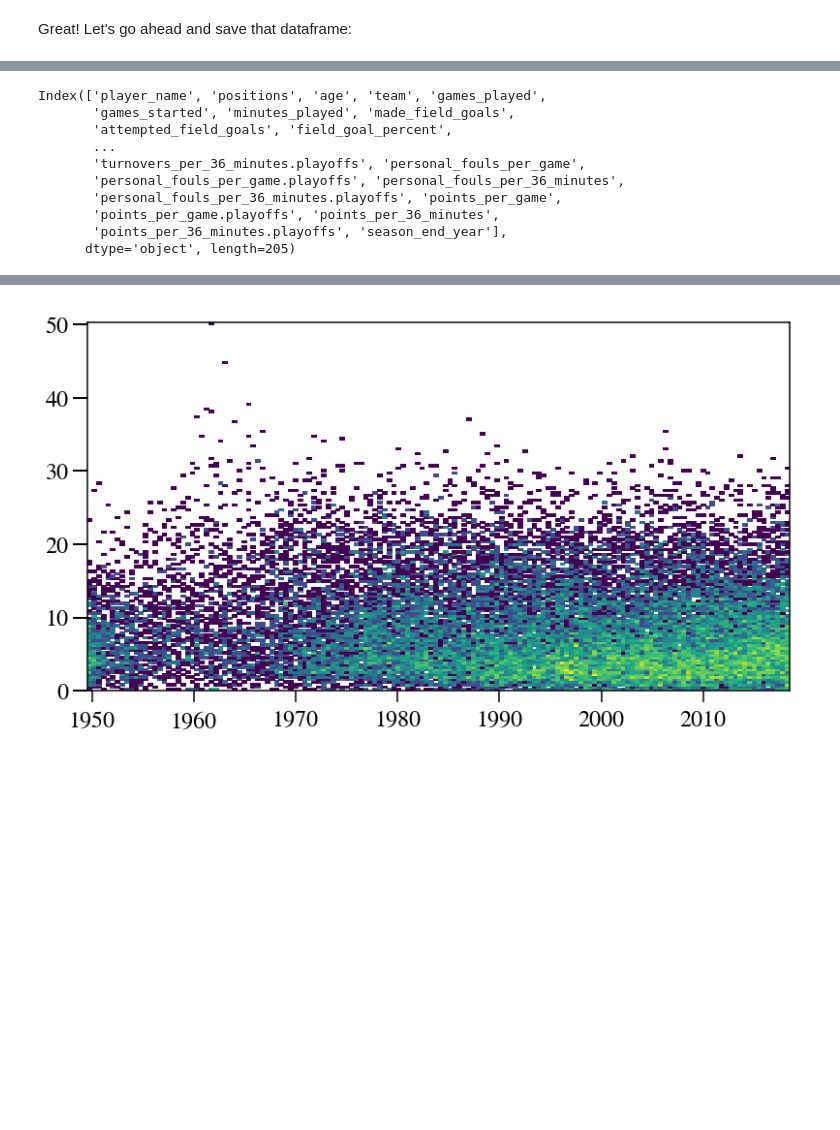
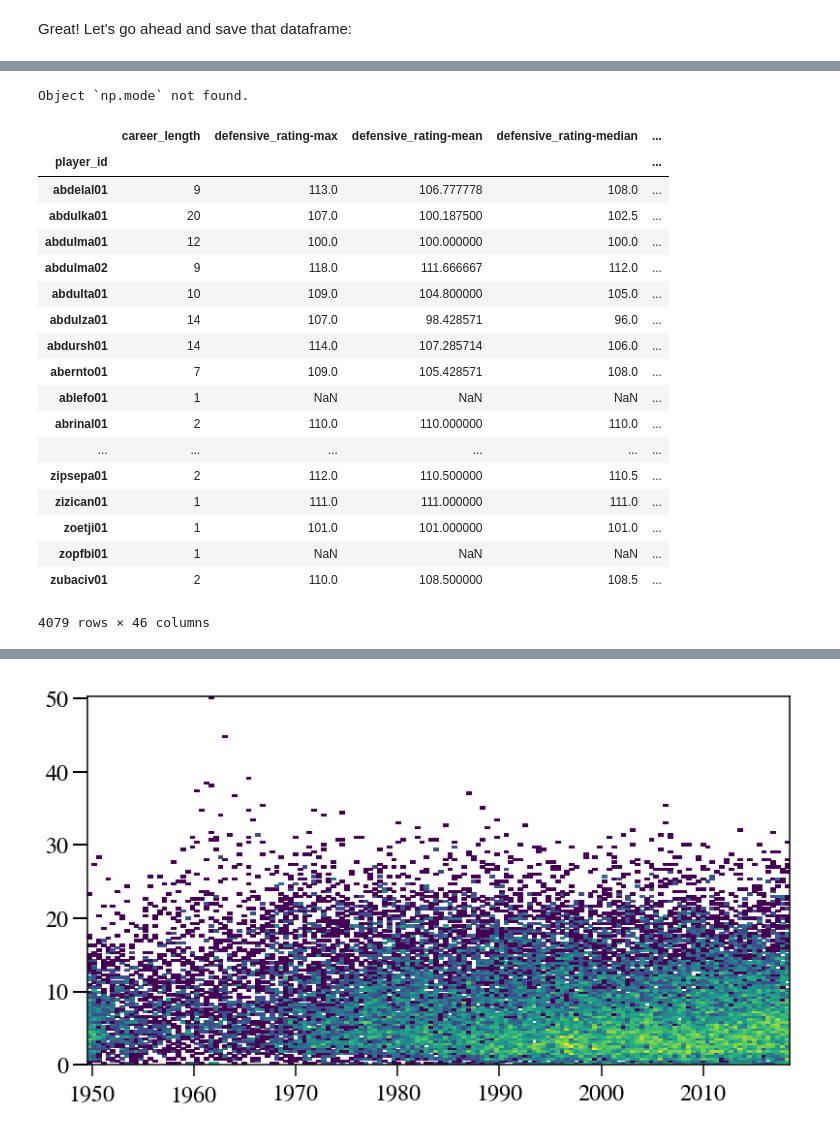
Before and after one commit to fagan2888/nba_stats, a Jupyter notebook: process_scraped_data.ipynb, the cells around one changed output, grey strips where cells are left out. Cells and saved outputs as stored; diff of their text form; code cells hidden in the pictures; blank space fills up the shorter version.

```diff
--- a/process_scraped_data.ipynb
+++ b/process_scraped_data.ipynb
@@ -191,6 +186,8 @@ def parse_year(year):
     ## now add combined regular season and playoff stats:
     out = add_combined_RSPO_stats(out)
 
+    out['primary_position'] = out['positions'].apply(lambda pos:  pos.split('-')[0])
+
     return out
 # %%
 dataframes_by_year = {}
@@ -214,15 +233,64 @@ all_years.to_hdf('scraped/all_years_combined.hdf5', 'nba_stats')
 # %%
-all_players = np.unique(all_years.index)
+all_players, num_years = np.unique(all_years.index, return_counts=True)
-# %%
-all_years.keys()
-# %% [output]
-Index(['player_name', 'positions', 'age', 'team', 'games_played',
-       'games_started', 'minutes_played', 'made_field_goals',
-       'attempted_field_goals', 'field_goal_percent',
-       ...
-       'turnovers_per_36_minutes.playoffs', 'personal_fouls_per_game',
-       'personal_fouls_per_game.playoffs', 'personal_fouls_per_36_minutes',
-       'personal_fouls_per_36_minutes.playoffs', 'points_per_game',
-       'points_per_game.playoffs', 'points_per_36_minutes',
-       'points_per_36_minutes.playoffs', 'season_end_year'],
-      dtype='object', length=205)
+# %%
+np.mode?
+# %% [output]
+Object `np.mode` not found.
+# %%
+keys_to_reduce = ['vorp', 'total_box_plus_minus', 'player_efficiency_rating',
+                  'true_shooting_percent', 'total_win_shares', 'offensive_rating',
+                 'defensive_rating']
+
+reductions = {'max':np.nanmax, 'mean':np.nanmean, 'median':np.nanmedian}
+player_rows = []
+for ii, (pid, nyears) in enumerate(tqdm(zip(all_players, num_years))):
+    rows = all_years.loc[pid]
+    one_year = False
+    if nyears == 1:
+        assert len(rows) == all_years.shape[1]
+        one_year = True
+    elif len(rows) == all_years.shape[1]:
+        assert nyears == 1
+        one_year = True
+
+    if one_year:
+        pdata = dict(player_id=pid, player_name=rows['player_name'], career_length=1)
+    else:
+        pdata = dict(player_id=pid, player_name=rows['player_name'].iloc[0], career_length=len(rows))
+
+    positions = rows['primary_position']
+    upos, counts = np.unique(positions, return_counts=True)
+
+    pdata['primary_position'] = upos[np.argmax(counts)]
+
+    pdata['rookie_end_year'] = np.min(rows['season_end_year'])
+    for key in keys_to_reduce:
+        for lab, func in reductions.items():
+            pdata[key+'-'+lab] = func(rows[key])
+            pdata[key+'.combined-'+lab] = func(rows[key+'.combined'])
+    player_rows.append(pdata)
+
+player_df = pd.DataFrame(player_rows)
+player_df.set_index('player_id', inplace=True)
+# %%
+player_df
+# %% [output]
+|  | career_length | defensive_rating-max | defensive_rating-mean | defensive_rating-median | ... |
+| player_id |  |  |  |  | ... |
+| abdelal01 | 9 | 113.0 | 106.777778 | 108.0 | ... |
+| abdulka01 | 20 | 107.0 | 100.187500 | 102.5 | ... |
+| abdulma01 | 12 | 100.0 | 100.000000 | 100.0 | ... |
+| abdulma02 | 9 | 118.0 | 111.666667 | 112.0 | ... |
+| abdulta01 | 10 | 109.0 | 104.800000 | 105.0 | ... |
+| abdulza01 | 14 | 107.0 | 98.428571 | 96.0 | ... |
+| abdursh01 | 14 | 114.0 | 107.285714 | 106.0 | ... |
+| abernto01 | 7 | 109.0 | 105.428571 | 108.0 | ... |
+| ablefo01 | 1 | NaN | NaN | NaN | ... |
+| abrinal01 | 2 | 110.0 | 110.000000 | 110.0 | ... |
+| ... | ... | ... | ... | ... | ... |
+| zipsepa01 | 2 | 112.0 | 110.500000 | 110.5 | ... |
+| zizican01 | 1 | 111.0 | 111.000000 | 111.0 | ... |
+| zoetji01 | 1 | 101.0 | 101.000000 | 101.0 | ... |
+| zopfbi01 | 1 | NaN | NaN | NaN | ... |
+| zubaciv01 | 2 | 110.0 | 108.500000 | 108.5 | ... |
+4079 rows × 46 columns
```
Also changed, not shown: parts of 20 cells of this notebook, 5 other files.
